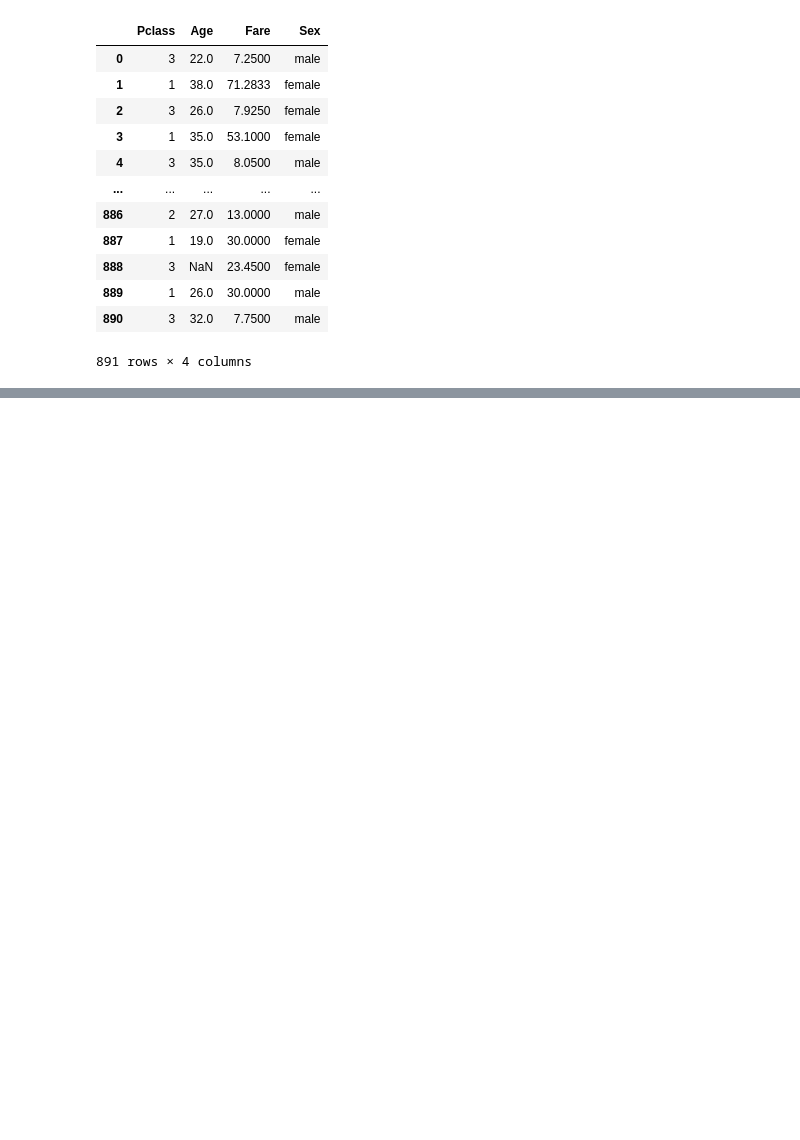
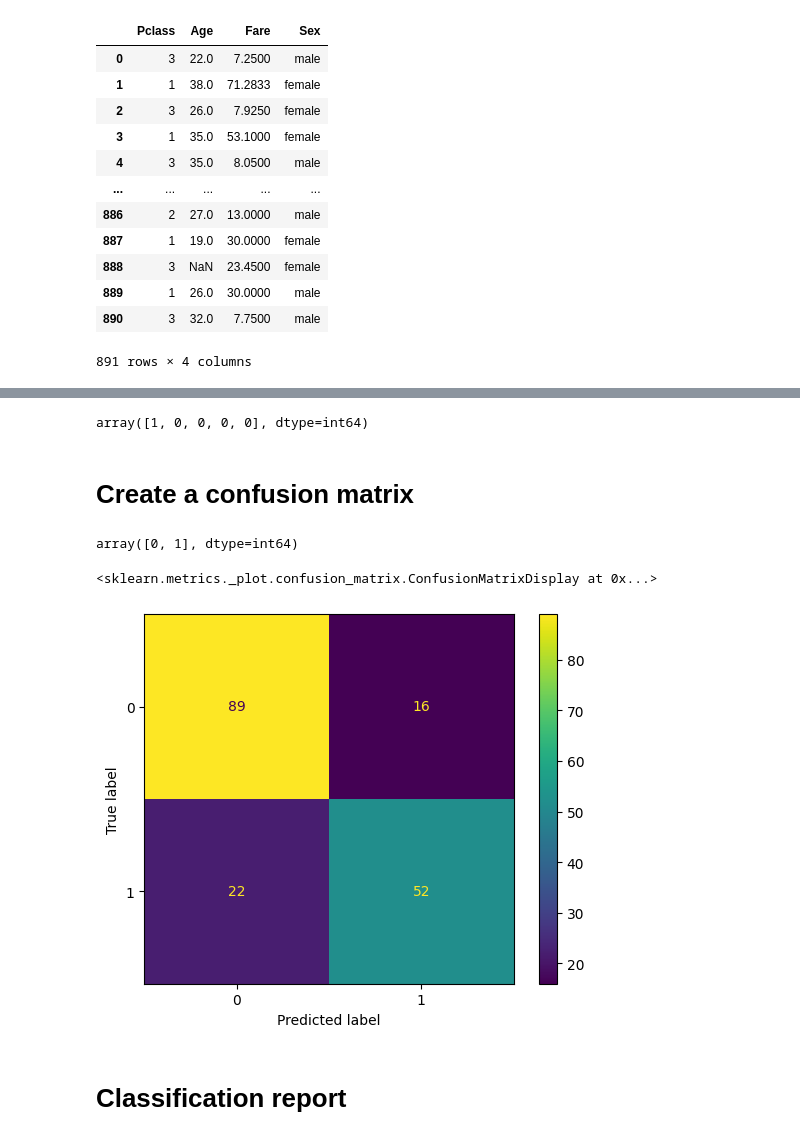
Before and after one commit to DrRutujaDeshmukh/VSCode, a Jupyter notebook: Feature_Selection/Feature_selection.ipynb, the cells around one changed output, grey strips where cells are left out. Cells and saved outputs as stored; diff of their text form; code cells hidden in the pictures; blank space fills up the shorter version.

Commit message:
Feature Selection

```diff
--- a/Feature_Selection/Feature_selection.ipynb
+++ b/Feature_Selection/Feature_selection.ipynb
@@ -202,0 +243,3 @@ X_imp
+# %%
+from sklearn.model_selection import train_test_split
+xtrain, xtest, ytrain, ytest = train_test_split(X_sel_pre, Y, test_size=0.2, random_state=21)
@@ -202,0 +256,4 @@ X_imp
+# %%
+from sklearn.linear_model import LogisticRegression
+model = LogisticRegression()
+model.fit(xtrain, ytrain)
@@ -202,0 +272,3 @@ X_imp
+# %%
+ypred_tr = model.predict(xtrain)
+ypred_ts = model.predict(xtest)
@@ -202,0 +297,21 @@ X_imp
+# %%
+ypred_ts[0:5]
+# %% [output]
+array([1, 0, 0, 0, 0], dtype=int64)
+# %% [markdown]
+# Create a confusion matrix
+# %%
+c = model.classes_
+c
+# %% [output]
+array([0, 1], dtype=int64)
+# %%
+from sklearn.metrics import confusion_matrix, ConfusionMatrixDisplay
+cf = confusion_matrix(ytest, ypred_ts)
+cfd = ConfusionMatrixDisplay(cf, display_labels=c)
+cfd.plot()
+# %% [output]
+<sklearn.metrics._plot.confusion_matrix.ConfusionMatrixDisplay at 0x...>
+[figure, added]
+# %% [markdown]
+# Classification report
```
Also changed, not shown: parts of 41 cells of this notebook, 1 other file.
